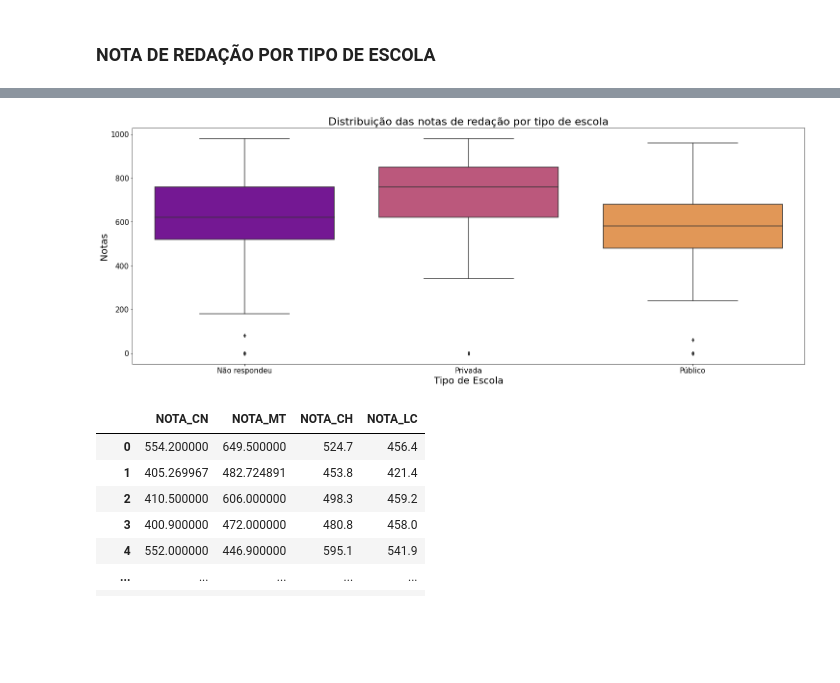
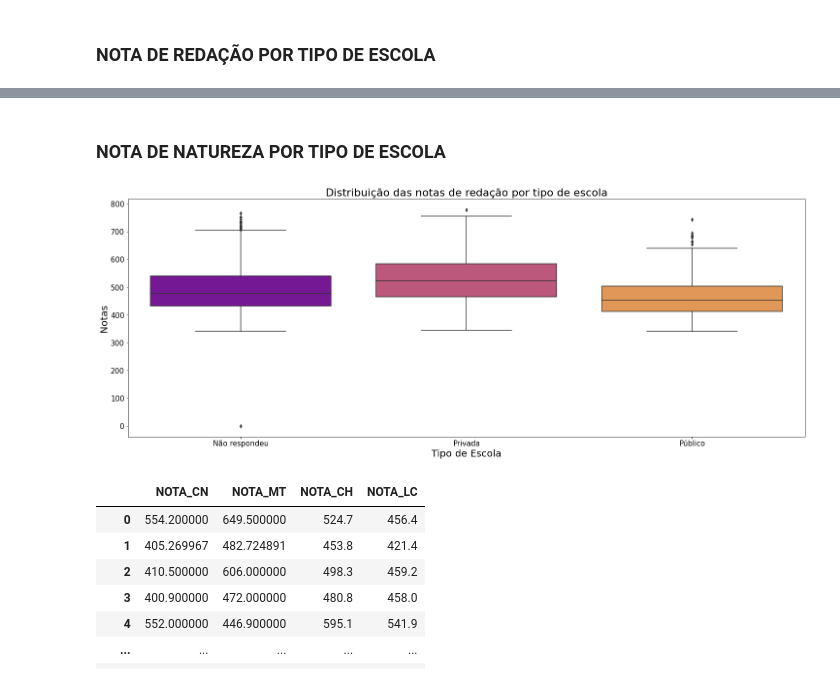
Before and after one commit to Victor-Amarante/Intro_DS, a Jupyter notebook: DataEDA.ipynb, the cells around one changed output, grey strips where cells are left out. Saved outputs shown, nothing was run; the diff lists cells and outputs as text; code cells hidden in the pictures; blank space fills up the shorter version.

```diff
--- a/DataEDA.ipynb
+++ b/DataEDA.ipynb
@@ -438,13 +463,15 @@ notas.describe()
+# %% [markdown]
+### NOTA DE NATUREZA POR TIPO DE ESCOLA
 # %%
 fig, ax = plt.subplots(figsize=(25,9))
-ax = sns.boxplot(data=df,x='TIPO DE ESCOLA', y='NOTA_REDACAO', palette = 'plasma')
+ax = sns.boxplot(data=df,x='TIPO DE ESCOLA', y='NOTA_CN', palette = 'plasma')
 ax.set_title('Distribuição das notas de redação por tipo de escola', fontsize=22)
 plt.xlabel('Tipo de Escola',fontsize=20)
 plt.ylabel('Notas', fontsize=20)
 plt.yticks(fontsize=15)
 plt.xticks(fontsize=15);
 # %% [output]
-[figure, old version]
+[figure, new version]
 # %%
 del notas['NOTA_REDACAO']
 notas
```
Also changed, not shown: parts of 6 cells of this notebook.
